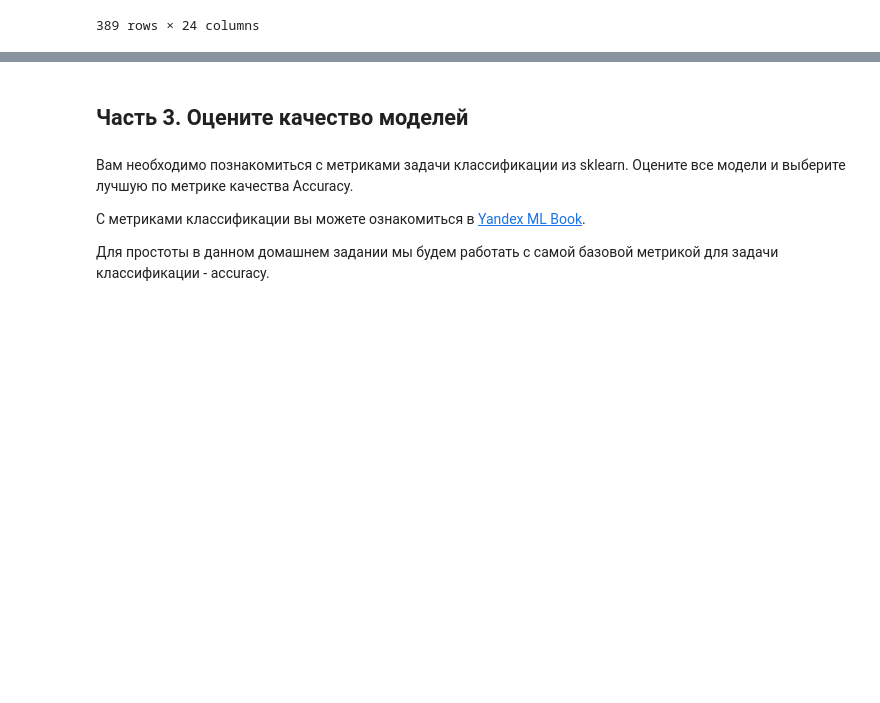
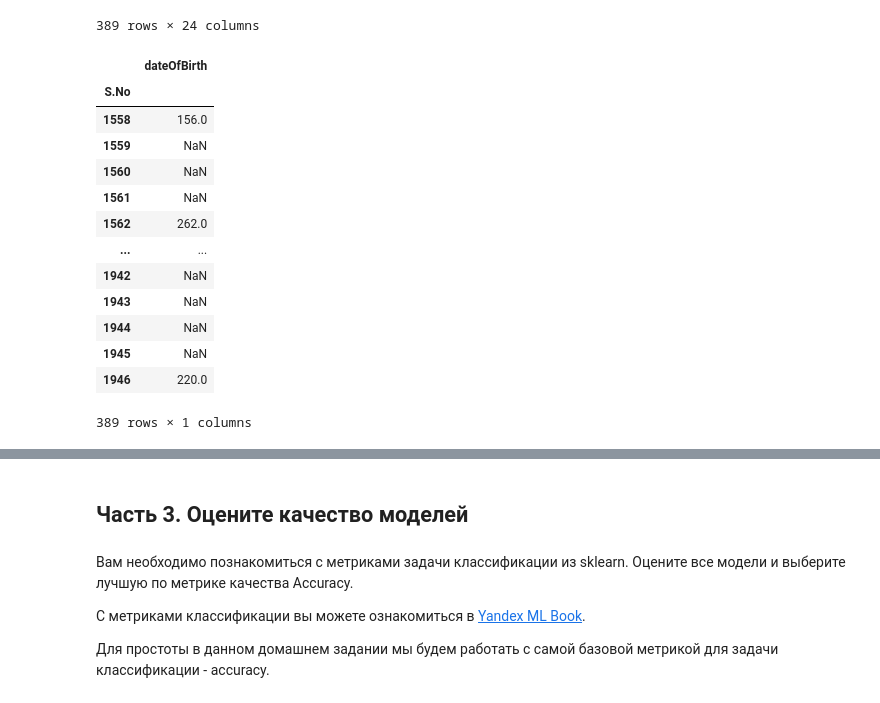
Before and after one commit to k-gorbenko/-DLS, a Jupyter notebook: week_01_ml_intro/Homework/hw_1_game_of_thrones.ipynb, the cells around one changed output, grey strips where cells are left out. Saved outputs shown, nothing was run; the diff lists cells and outputs as text; code cells hidden in the pictures; blank space fills up the shorter version.

```diff
--- a/week_01_ml_intro/Homework/hw_1_game_of_thrones.ipynb
+++ b/week_01_ml_intro/Homework/hw_1_game_of_thrones.ipynb
@@ -555,3 +564,23 @@ test_data
 | 1945 | Coldhands | NaN | 1 | NaN | NaN | NaN | NaN | NaN | Three-eyed crow | NaN | ... | ... |
 | 1946 | Tytos Lannister | Casterly Rock | 1 | NaN | 220.0 | NaN | NaN | NaN | House Lannister | Jeyne Marbrand | ... | ... |
 389 rows × 24 columns
+# %%
+for col in list(test_data.columns):
+  if col not in ['dateOfBirth', 'isAlive']:
+    test_data.drop(col, axis=1, inplace=True)
+test_data
+# %% [output]
+|  | dateOfBirth |
+| S.No |  |
+| 1558 | 156.0 |
+| 1559 | NaN |
+| 1560 | NaN |
+| 1561 | NaN |
+| 1562 | 262.0 |
+| ... | ... |
+| 1942 | NaN |
+| 1943 | NaN |
+| 1944 | NaN |
+| 1945 | NaN |
+| 1946 | 220.0 |
+389 rows × 1 columns
```
Also changed, not shown: parts of 10 cells of this notebook.
